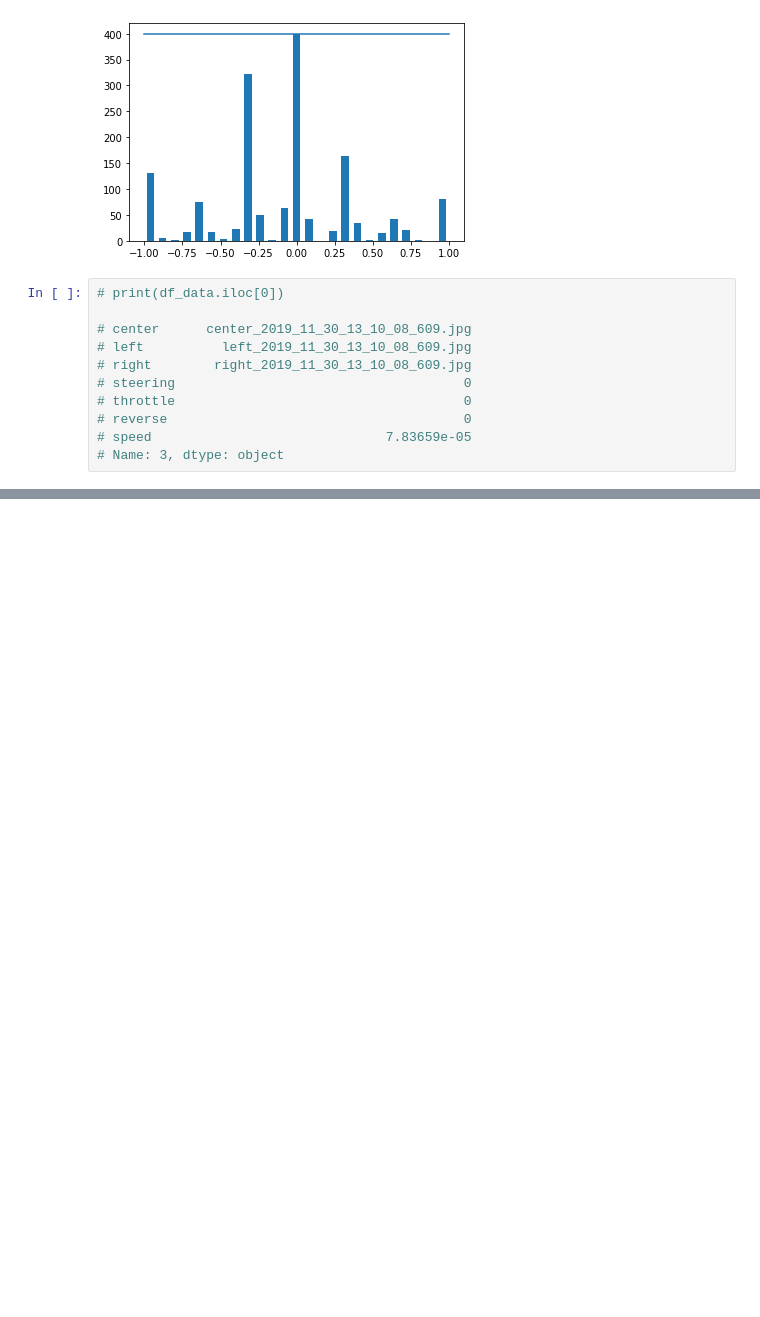
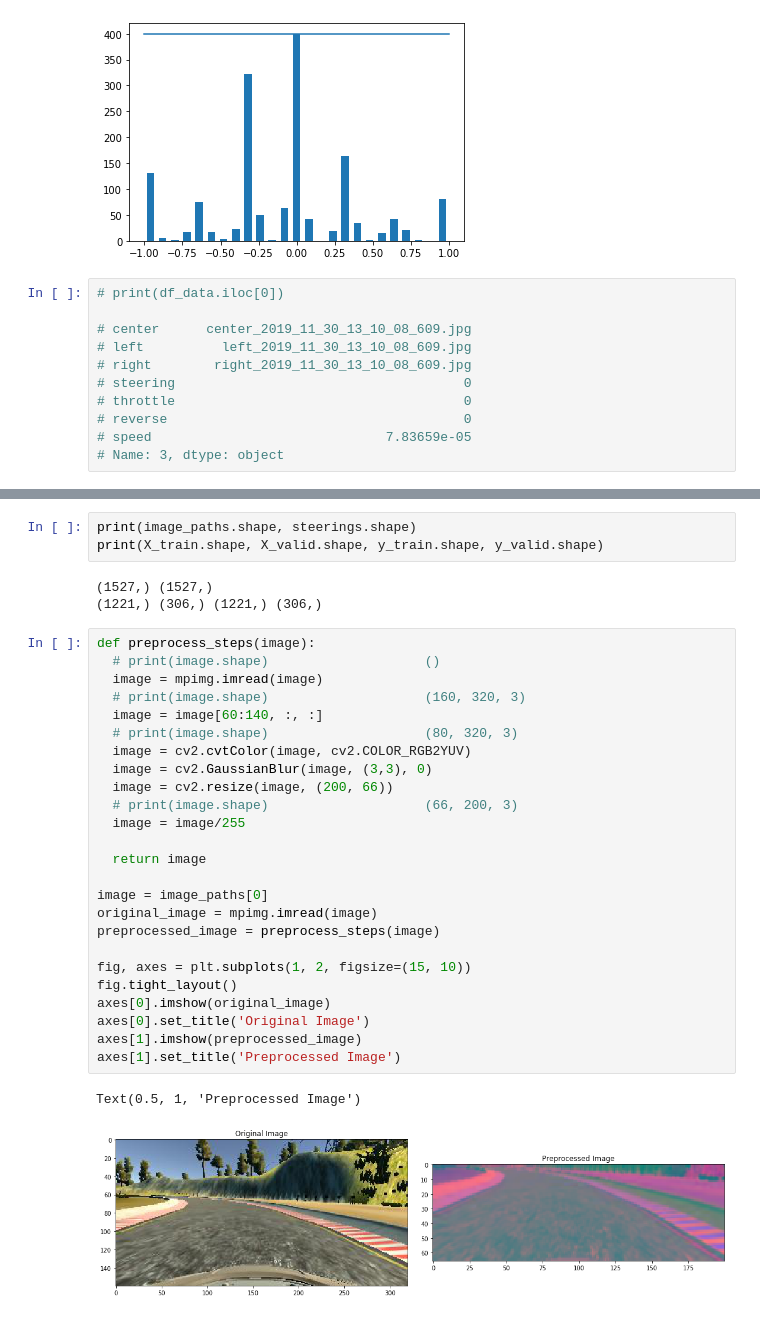
Before and after one commit to YasirHabib/The-Complete-Self-Driving-Car-Course---Applied-Deep-Learning, a Jupyter notebook: Behavioural_clonning.ipynb, the cells around one changed output, grey strips where cells are left out. Drawn from its saved outputs; the diff is of its cells as text; blank space fills up the shorter version.

Commit message:
preprocessing step added

```diff
--- a/Behavioural_clonning.ipynb
+++ b/Behavioural_clonning.ipynb
@@ -159,0 +161,34 @@ Text(0.5, 1.0, 'Validation set')
+# %%
+print(image_paths.shape, steerings.shape)
+print(X_train.shape, X_valid.shape, y_train.shape, y_valid.shape)
+# %% [output]
+(1527,) (1527,)
+(1221,) (306,) (1221,) (306,)
+# %%
+def preprocess_steps(image):
+  # print(image.shape)                    ()
+  image = mpimg.imread(image)
+  # print(image.shape)                    (160, 320, 3)
+  image = image[60:140, :, :]
+  # print(image.shape)                    (80, 320, 3)
+  image = cv2.cvtColor(image, cv2.COLOR_RGB2YUV)
+  image = cv2.GaussianBlur(image, (3,3), 0)
+  image = cv2.resize(image, (200, 66))
+  # print(image.shape)                    (66, 200, 3)
+  image = image/255
+
+  return image
+
+image = image_paths[0]
+original_image = mpimg.imread(image)
+preprocessed_image = preprocess_steps(image)
+
+fig, axes = plt.subplots(1, 2, figsize=(15, 10))
+fig.tight_layout()
+axes[0].imshow(original_image)
+axes[0].set_title('Original Image')
+axes[1].imshow(preprocessed_image)
+axes[1].set_title('Preprocessed Image')
+# %% [output]
+Text(0.5, 1, 'Preprocessed Image')
+[figure, added]
```
Also changed, not shown: parts of 2 cells of this notebook.
